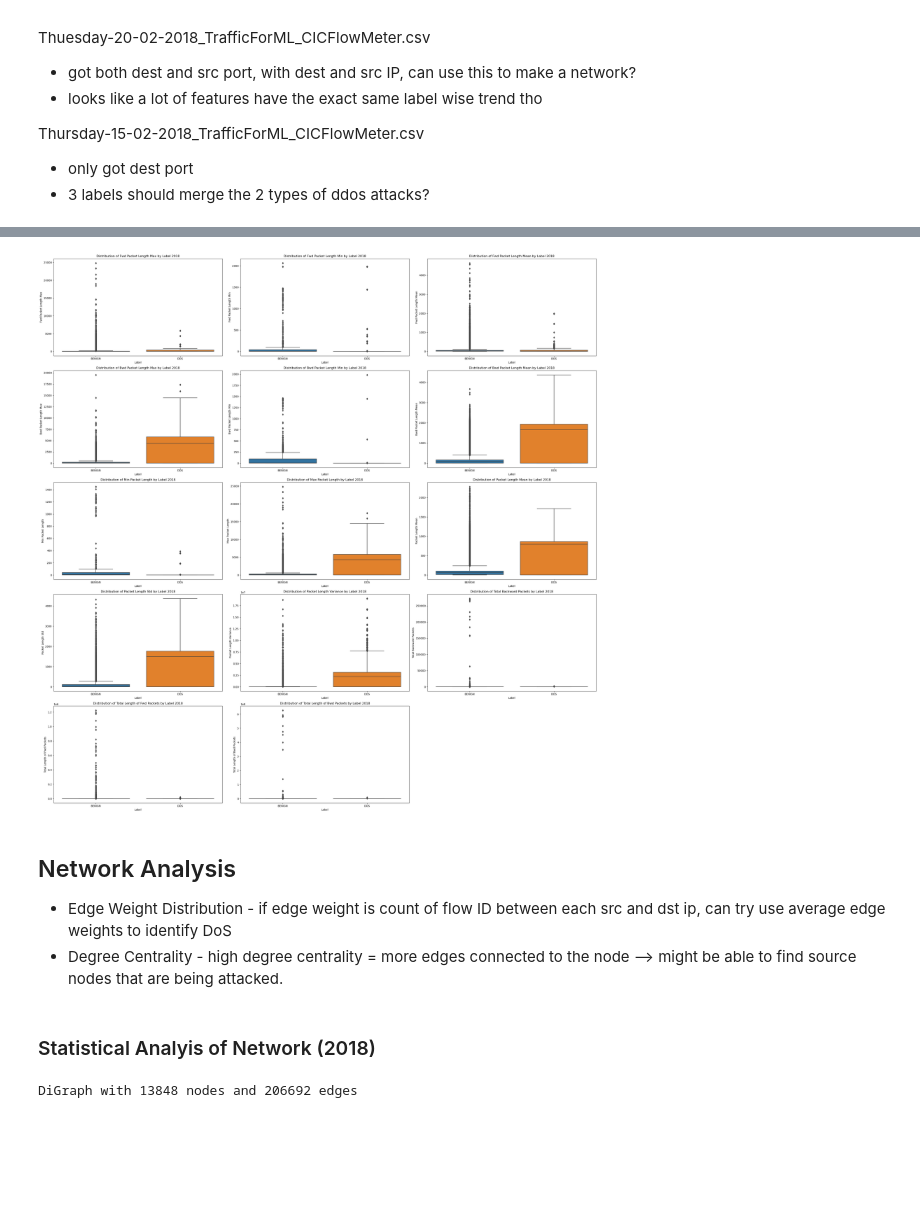
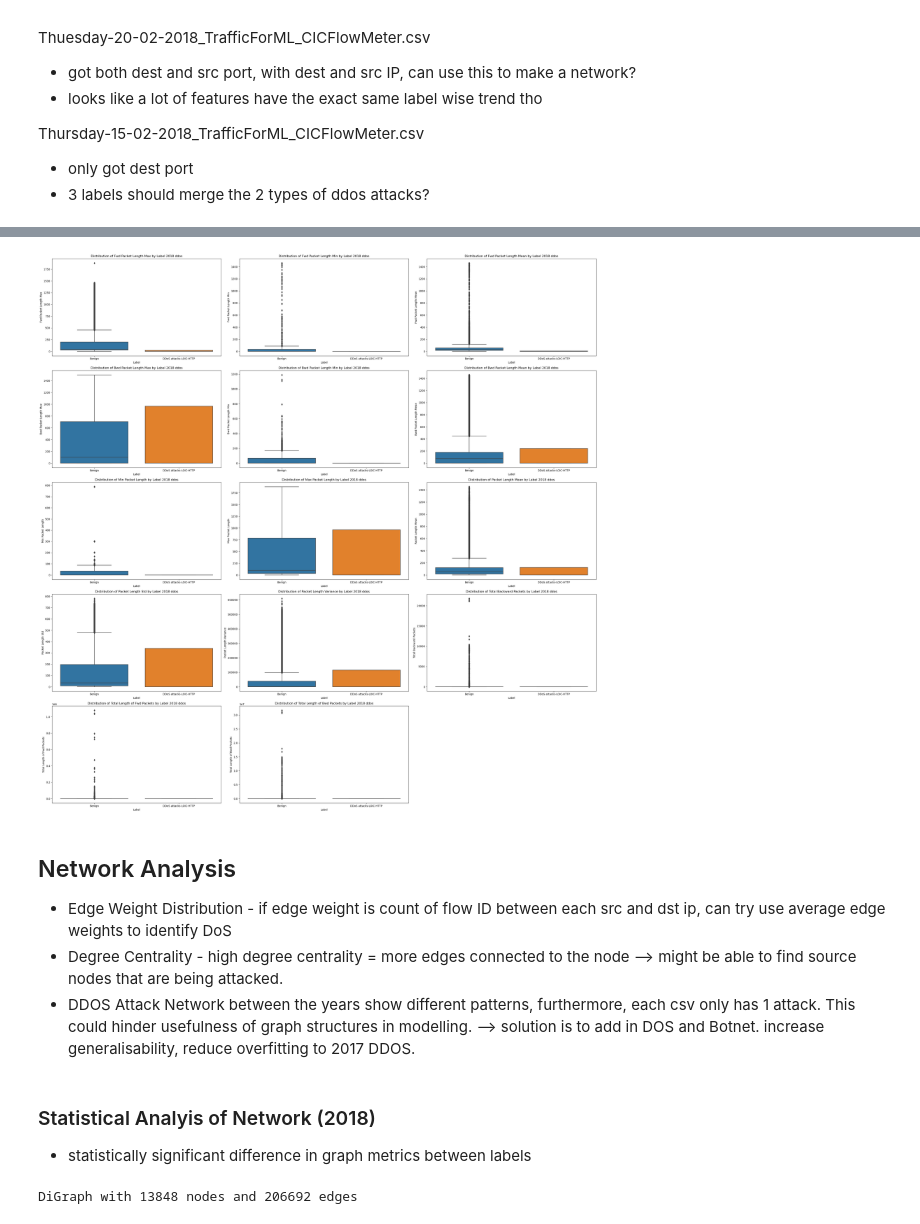
Before and after one commit to zhiyongyong-nus/dsa4263-fraudsters, a Jupyter notebook: cybersec_EDA.ipynb, the cells around one changed output, grey strips where cells are left out. Drawn from its saved outputs; the diff is of its cells as text; code cells hidden in the pictures; blank space fills up the shorter version.

```diff
--- a/cybersec_EDA.ipynb
+++ b/cybersec_EDA.ipynb
@@ -272,0 +153,18 @@ plt.show()
+# %%
+# List of packet size-related features
+packet_size_features = [
+    'Fwd Packet Length Max', 'Fwd Packet Length Min', 'Fwd Packet Length Mean',
+    'Bwd Packet Length Max', 'Bwd Packet Length Min', 'Bwd Packet Length Mean',
+    'Min Packet Length', 'Max Packet Length', 'Packet Length Mean',
+    'Packet Length Std', 'Packet Length Variance', 'Total Backward Packets',
+       'Total Length of Fwd Packets', 'Total Length of Bwd Packets'
+]
+
+# Visualizing packet size distributions for both Benign and DDoS traffic
+plt.figure(figsize=(30, 30))
+for i, feature in enumerate(packet_size_features, 1):
+    plt.subplot(5, 3, i)
+    sns.boxplot(x='Label', y=feature, data=ddos2017_df_cleaned)
+    plt.title(f'Distribution of {feature} by Label 2017 ddos')
+plt.tight_layout()
+plt.show()
@@ -273,30 +173,32 @@ plt.show()
 # %%
 # List of packet size-related features
 packet_size_features = [
     'Fwd Packet Length Max', 'Fwd Packet Length Min', 'Fwd Packet Length Mean',
     'Bwd Packet Length Max', 'Bwd Packet Length Min', 'Bwd Packet Length Mean',
     'Min Packet Length', 'Max Packet Length', 'Packet Length Mean',
     'Packet Length Std', 'Packet Length Variance', 'Total Backward Packets',
        'Total Length of Fwd Packets', 'Total Length of Bwd Packets'
 ]
 
 # Visualizing packet size distributions for both Benign and DDoS traffic
 plt.figure(figsize=(30, 30))
 for i, feature in enumerate(packet_size_features, 1):
     plt.subplot(5, 3, i)
-    sns.boxplot(x='Label', y=feature, data=dos2017_df_cleaned)
-    plt.title(f'Distribution of {feature} by Label 2018')
+    sns.boxplot(x='Label', y=feature, data=ddos2018_df_cleaned)
+    plt.title(f'Distribution of {feature} by Label 2018 ddos')
 plt.tight_layout()
 plt.show()
 # %% [output]
-[figure, old version]
+[figure, new version]
 # %% [markdown]
 ## Network Analysis
 
 - Edge Weight Distribution - if edge weight is count of flow ID between each src and dst ip, can try use average edge weights to identify DoS
 - Degree Centrality - high degree centrality = more edges connected to the node --> might be able to find source nodes that are being attacked.
+- DDOS Attack Network between the years show different patterns, furthermore, each csv only has 1 attack. This could hinder usefulness of graph structures in modelling. --> solution is to add in DOS and Botnet. increase generalisability, reduce overfitting to 2017 DDOS.
 # %% [markdown]
 ### Statistical Analyis of Network (2018)
+* statistically significant difference in graph metrics between labels
 # %%
 # Create a directed graph (assuming flow direction matters)
 G = nx.DiGraph()
```
Also changed, not shown: parts of 40 cells of this notebook, 5 other files.
